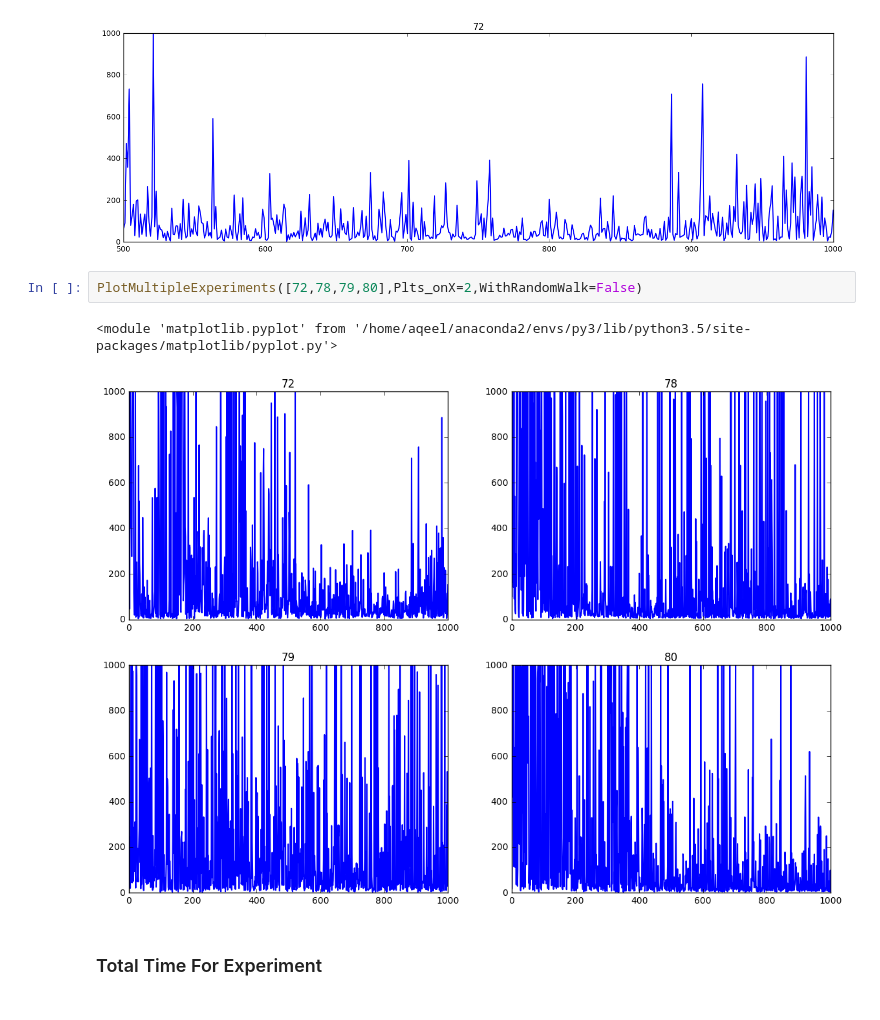
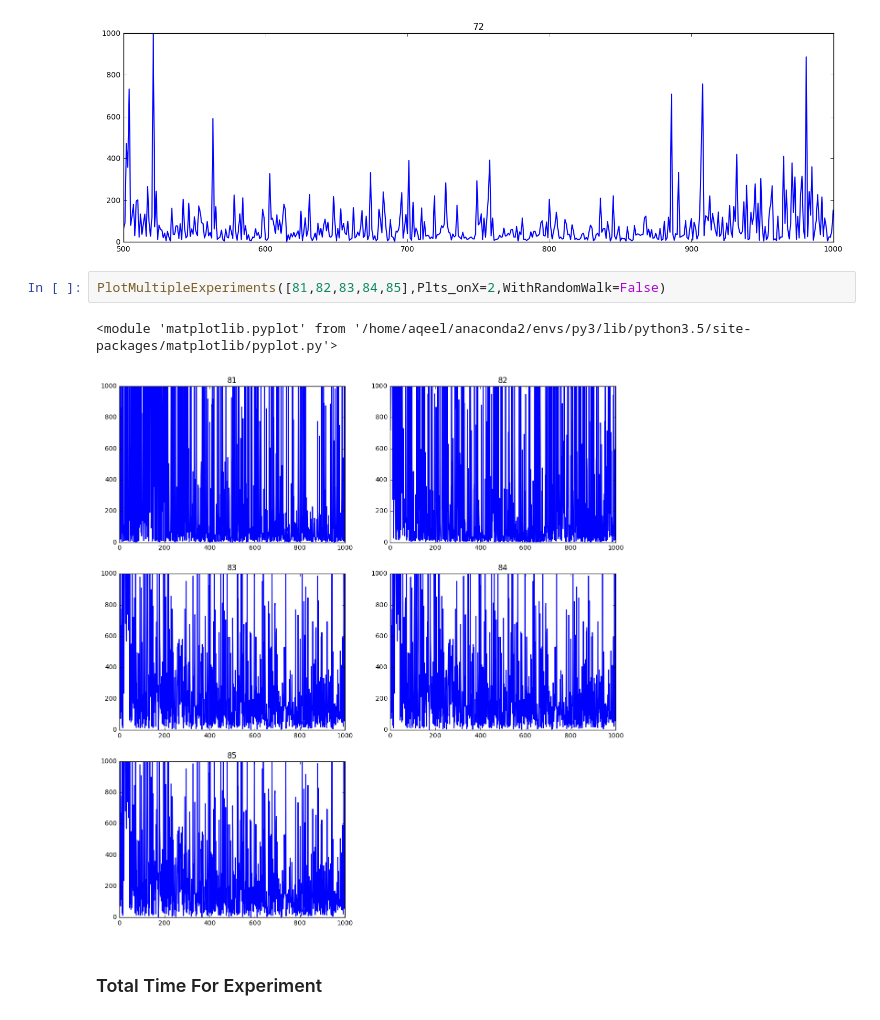
Before and after one commit to aqeel13932/APES_PT, a Jupyter notebook: output/Analysis_Int_squence_experiements.ipynb, the cells around one changed output. Drawn from its saved outputs; the diff is of its cells as text.

```diff
--- a/output/Analysis_Int_squence_experiements.ipynb
+++ b/output/Analysis_Int_squence_experiements.ipynb
@@ -32,10 +41,10 @@ PlotStepsVsEpisodes(72,None,WithRandomWalk=False,withaxis=False,standalone=True,
 # %% [output]
 [figure]
 # %%
-PlotMultipleExperiments([72,78,79,80],Plts_onX=2,WithRandomWalk=False)
+PlotMultipleExperiments([81,82,83,84,85],Plts_onX=2,WithRandomWalk=False)
 # %% [output]
 <module 'matplotlib.pyplot' from '/home/aqeel/anaconda2/envs/py3/lib/python3.5/site-packages/matplotlib/pyplot.py'>
-[figure, old version]
+[figure, new version]
 # %% [markdown]
 ### Total Time For Experiment
 # %%
```
Also changed, not shown: parts of 9 cells of this notebook.
